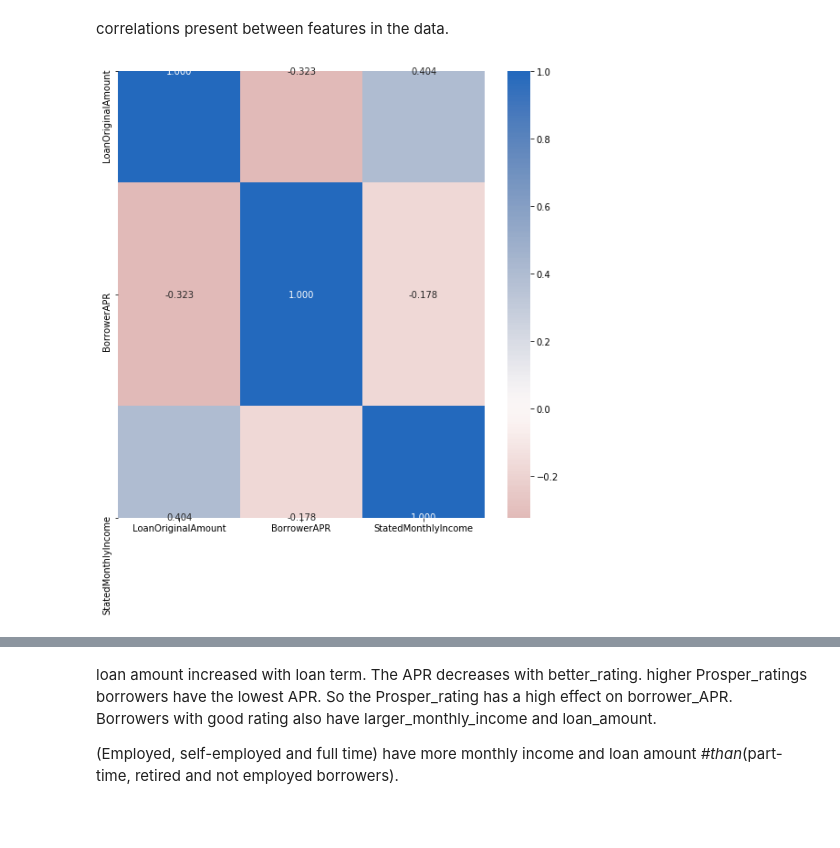
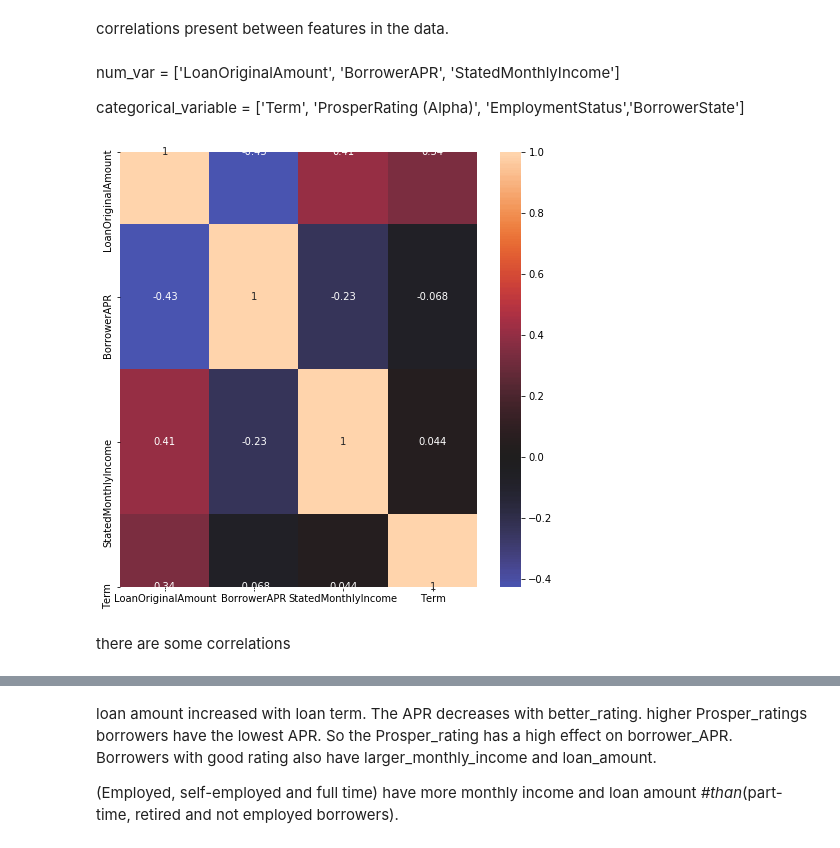
Before and after one commit to sayedmohamedscu/loan_udacity_advanced_Data_analysis, a Jupyter notebook: exploration.ipynb, the cells around one changed output, grey strips where cells are left out. Cells and saved outputs as stored; diff of their text form; code cells hidden in the pictures; blank space fills up the shorter version.

```diff
--- a/exploration.ipynb
+++ b/exploration.ipynb
@@ -95,6 +106,7 @@ memory usage: 5.2+ MB
 # %%
-# Remove  missing borrower APR information
+# Remove missing borrower APR information and BorrowerState
 sub_df = sub_df[~sub_df.BorrowerAPR.isna()]
+sub_df = sub_df[~sub_df.BorrowerState.isna()]
 # %%
 sub_df.shape
 # %% [output]
@@ -110,0 +123,4 @@ sub_df.head()
+# %%
+#removing the NAN values of the ProsperRating
+sub_df=sub_df.dropna(subset=['ProsperRating (Alpha)'])
+sub_df.shape
@@ -217,6 +239,7 @@ sub_df[sub_df['StatedMonthlyIncome']>1e5]
 I think we should remove them (outlier )
 # %%
 # loans with stated monthly income greater than 30k are removed
-sub_df = sub_df[sub_df.StatedMonthlyIncome<=30000]
+#cleaning
+sub_df = sub_df[sub_df.StatedMonthlyIncome<=25000]
 # %%
 #double check
@@ -227,14 +250,3 @@ sub_df = sub_df[sub_df.StatedMonthlyIncome<=30000]
 distributions of term, Prosper rating and employment status
 
 I found some help
-# %%
-# Convert ProsperRating and Employment status into categorical types
-rate_order = ['HR','E','D','C','B','A','AA']
-ordered_var = pd.api.types.CategoricalDtype(ordered = True,
-                                    categories = rate_order)
-sub_df['ProsperRating (Alpha)'] = sub_df['ProsperRating (Alpha)'].astype(ordered_var)
-
-emp_order = ['Employed','Self-employed','Full-time','Part-time','Retired','Other','Not employed', 'Not available']
-ordered_var = pd.api.types.CategoricalDtype(ordered = True,
-                                    categories = emp_order)
-sub_df['EmploymentStatus'] = sub_df['EmploymentStatus'].astype(ordered_var)
@@ -267,8 +295,14 @@ cate_var = ['Term', 'ProsperRating (Alpha)', 'EmploymentStatus']
+# %% [markdown]
+num_var = ['LoanOriginalAmount', 'BorrowerAPR', 'StatedMonthlyIncome']
+
+
+categorical_variable = ['Term', 'ProsperRating (Alpha)', 'EmploymentStatus','BorrowerState']
 # %%
 # correlation
-plt.figure(figsize = [9, 9])
-sb.heatmap(sub_df[num_var].corr(), annot = True, fmt = '.3f',
-           cmap = 'vlag_r', center = 0);
+plt.figure(figsize = [8, 8])
+sb.heatmap(sub_df.corr(), annot = True, center = 0);
 # %% [output]
-[figure, old version]
+[figure, new version]
+# %% [markdown]
+there are some correlations
 # %%
```
Also changed, not shown: parts of 48 cells of this notebook, 9 other files.
